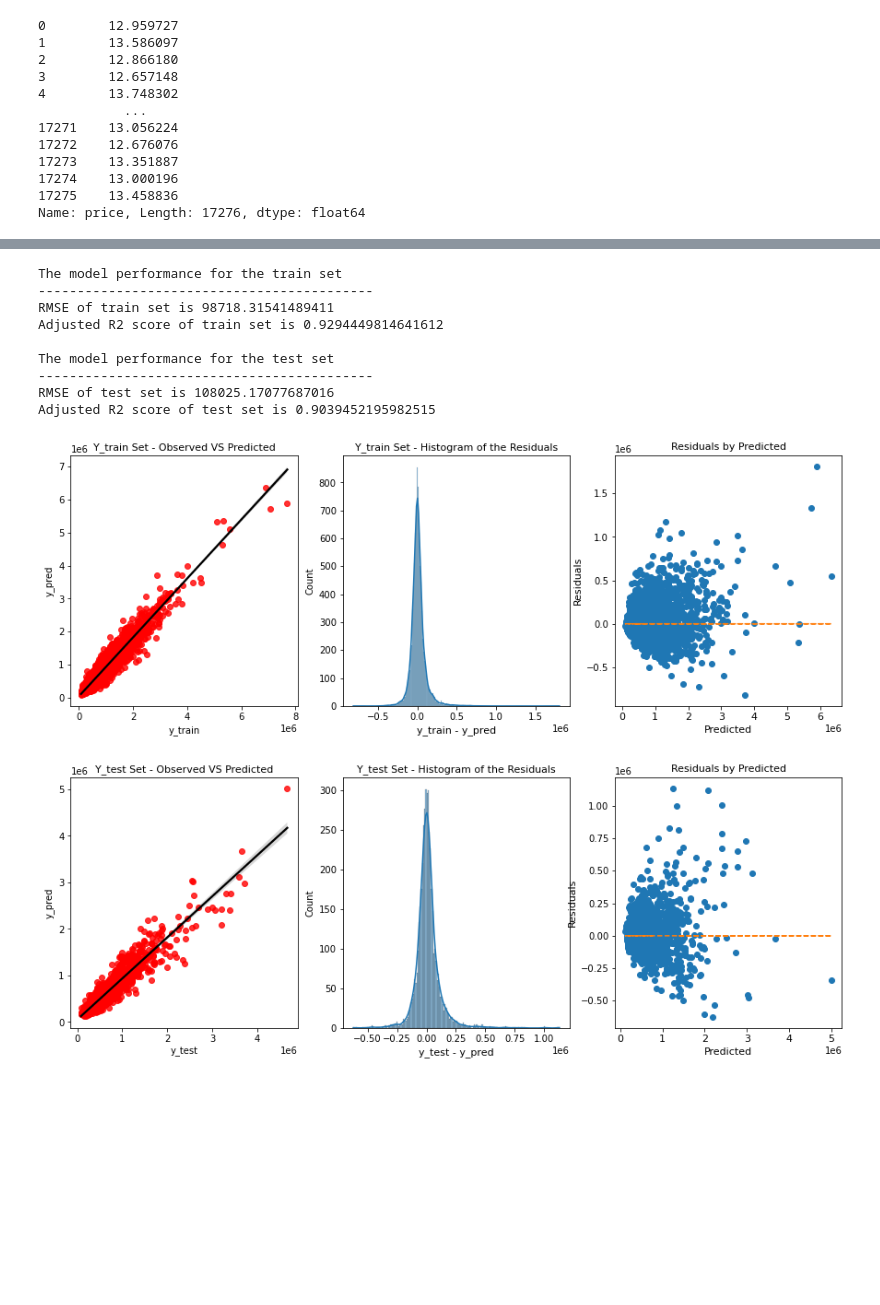
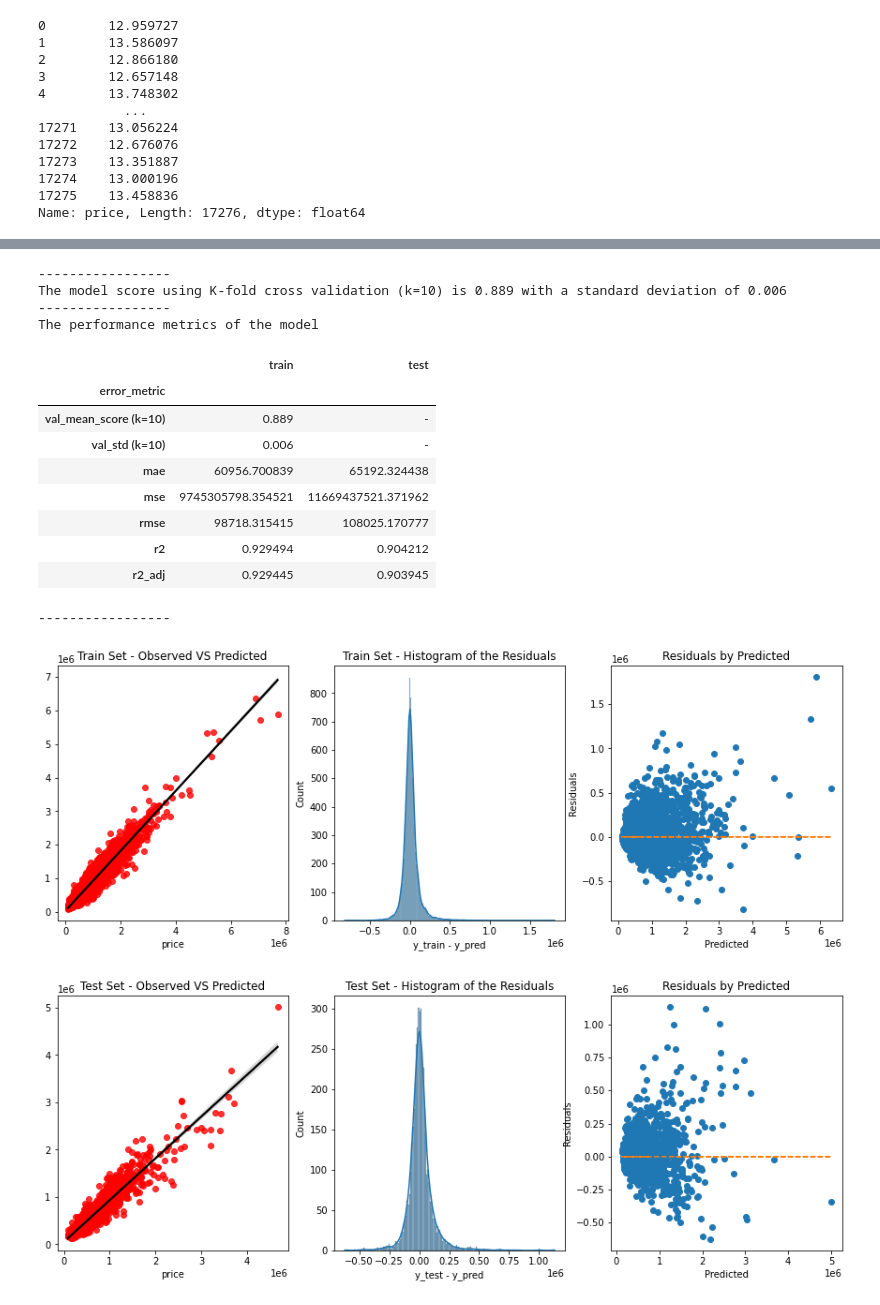
Before and after one commit to NHer0/Predictive_Modelling_House_Prices, a Jupyter notebook: House_Prices_Case_Study.ipynb, the cells around one changed output, grey strips where cells are left out. Drawn from its saved outputs; the diff is of its cells as text; code cells hidden in the pictures; blank space fills up the shorter version.

```diff
--- a/House_Prices_Case_Study.ipynb
+++ b/House_Prices_Case_Study.ipynb
@@ -1578,8 +1754,0 @@ hp_df["sqft_living"] = var_normalization(hp_df["sqft_living"])[1]
-# %%
-# Location to Distance_to Transformation
-
-latlong = hp_df[['long', 'lat']]
-latlong["long_lat"] = list(zip(latlong['long'], latlong['lat']))
-hp_df.insert(hp_df.shape[1]-1, 'dist_to_seattle', latlong['long_lat'].apply(haversine))
-hp_df.insert(hp_df.shape[1]-1, 'dist_to_bellevue', latlong['long_lat'].apply(haversine, other=[-122.188985, 47.616492]))
-# hp_df = hp_df.drop(["zipcode", "long", "lat"], axis=1)
@@ -1592,8 +1757,11 @@ See the caveats in the documentation: https://pandas.pydata.org/pandas-docs/stab
+# %%
+y = hp_df["price"]
+x = hp_df.drop(["price"], axis=1)
 # %%
-split_scaling_encoding_output = my_transformations(hp_df, test_size=0.2, scaler=None)
+model7_transformed = my_transformations(x, y, test_size=0.2, numerical=True, scaler=None, categorical=True)
 # %%
-X_train = pd.concat([split_scaling_encoding_output["train"][0], split_scaling_encoding_output["train"][1].reset_index(drop=True)], axis=1)
-y_train = split_scaling_encoding_output["train"][2].reset_index(drop=True)
+x_train = pd.concat([model7_transformed["train"][0], model7_transformed["train"][1]], axis=1)
+y_train = model7_transformed["train"][3]
 
-X_test = pd.concat([split_scaling_encoding_output["test"][0], split_scaling_encoding_output["test"][1].reset_index(drop=True)], axis=1)
-y_test = split_scaling_encoding_output["test"][2].reset_index(drop=True)
+x_test = pd.concat([model7_transformed["test"][0], model7_transformed["test"][1]], axis=1)
+y_test = model7_transformed["test"][3]
@@ -1631,15 +1830,20 @@ Name: price, Length: 17276, dtype: float64
 # %%
-reg_m7_output = my_flex_regression(X_train, y_train, X_test, y_test, y_transformer = "log", model = xgboost.XGBRegressor(), n_estimators=90, learning_rate=0.1, gamma=0, subsample=0.75,
-                           colsample_bytree=1, max_depth=6)
+model7_output = regression(x_train, y_train, x_test, y_test, xgboost.XGBRegressor(n_estimators=90, learning_rate=0.1, gamma=0, subsample=0.75,
+                           colsample_bytree=1, max_depth=6), cv=10, verbose=True, plot=True, y_transformer="log")
 # %% [output]
-The model performance for the train set
--------------------------------------------
-RMSE of train set is 98718.31541489411
-Adjusted R2 score of train set is 0.9294449814641612
-
-The model performance for the test set
--------------------------------------------
-RMSE of test set is 108025.17077687016
-Adjusted R2 score of test set is 0.9039452195982515
+-----------------
+The model score using K-fold cross validation (k=10) is 0.889 with a standard deviation of 0.006
+-----------------
+The performance metrics of the model
+|  | train | test |
+| error_metric |  |  |
+| val_mean_score (k=10) | 0.889 | - |
+| val_std (k=10) | 0.006 | - |
+| mae | 60956.700839 | 65192.324438 |
+| mse | 9745305798.354521 | 11669437521.371962 |
+| rmse | 98718.315415 | 108025.170777 |
+| r2 | 0.929494 | 0.904212 |
+| r2_adj | 0.929445 | 0.903945 |
+-----------------
-[figure, old version]
+[figure, new version]
-[figure, old version]
+[figure, new version]
```
Also changed, not shown: parts of 126 cells of this notebook.
